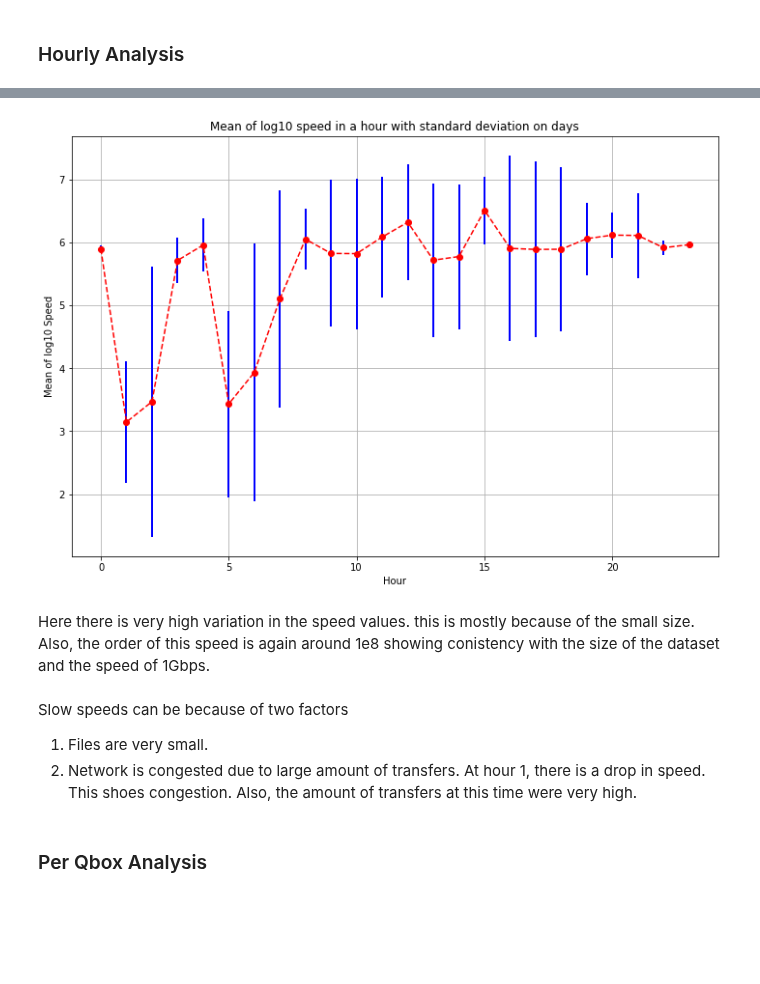
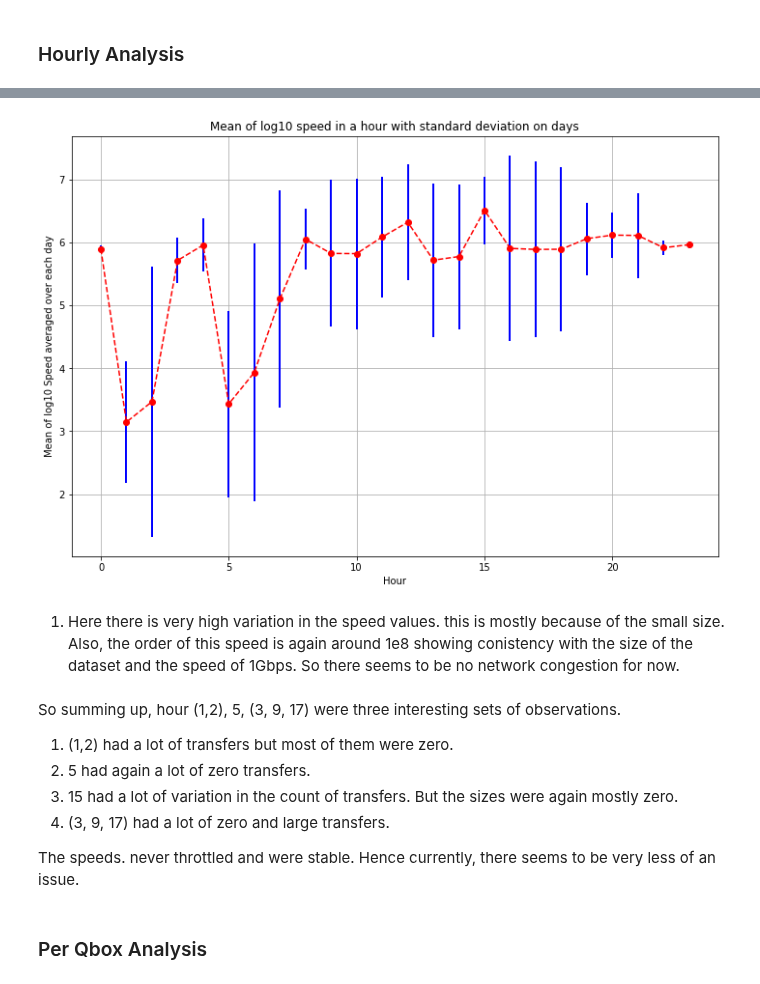
Before and after one commit to AdwaitB/greco-notes, a Jupyter notebook: infra/Analysis_full.ipynb, the cells around one changed output, grey strips where cells are left out. Cells and saved outputs as stored; diff of their text form; code cells hidden in the pictures; blank space fills up the shorter version.

```diff
--- a/infra/Analysis_full.ipynb
+++ b/infra/Analysis_full.ipynb
@@ -539,20 +558,23 @@ A plot with very high deviation. Most of the datasets are in the 10mbs which is
 # %%
 temp = data[1][['hour', 'day', 'speed']]
 temp = temp[temp['speed'] > 0]
 temp['speed'] = temp['speed'].apply(lambda x:np.log10(x))
 
 plot_groupby_with_deviation(temp, 'hour', 'day', 'speed',
-                           "Hour", "Mean of log10 Speed",
+                           "Hour", "Mean of log10 Speed averaged over each day",
                             "Mean of log10 speed in a hour with standard deviation on days")
 # %% [output]
-[figure, old version]
+[figure, new version]
 # %% [markdown]
-Here there is very high variation in the speed values. this is mostly because of the small size. Also, the order of this speed is again around 1e8 showing conistency with the size of the dataset and the speed of 1Gbps.
+1. Here there is very high variation in the speed values. this is mostly because of the small size. Also, the order of this speed is again around 1e8 showing conistency with the size of the dataset and the speed of 1Gbps. So there seems to be no network congestion for now.
-# %% [markdown]
-Slow speeds can be because of two factors
-1. Files are very small.
-2. Network is congested due to large amount of transfers.
-At hour 1, there is a drop in speed. This shoes congestion. Also, the amount of transfers at this time were very high.
+# %% [markdown]
+So summing up, hour (1,2), 5, (3, 9, 17) were three interesting sets of observations.
+1. (1,2) had a lot of transfers but most of them were zero.
+2. 5 had again a lot of zero transfers.
+3. 15 had a lot of variation in the count of transfers. But the sizes were again mostly zero.
+4. (3, 9, 17) had a lot of zero and large transfers.
+
+The speeds. never throttled and were stable. Hence currently, there seems to be very less of an issue.
 # %% [markdown]
 ### Per Qbox Analysis
 # %%
```
Also changed, not shown: parts of 22 cells of this notebook, 1 other file.
